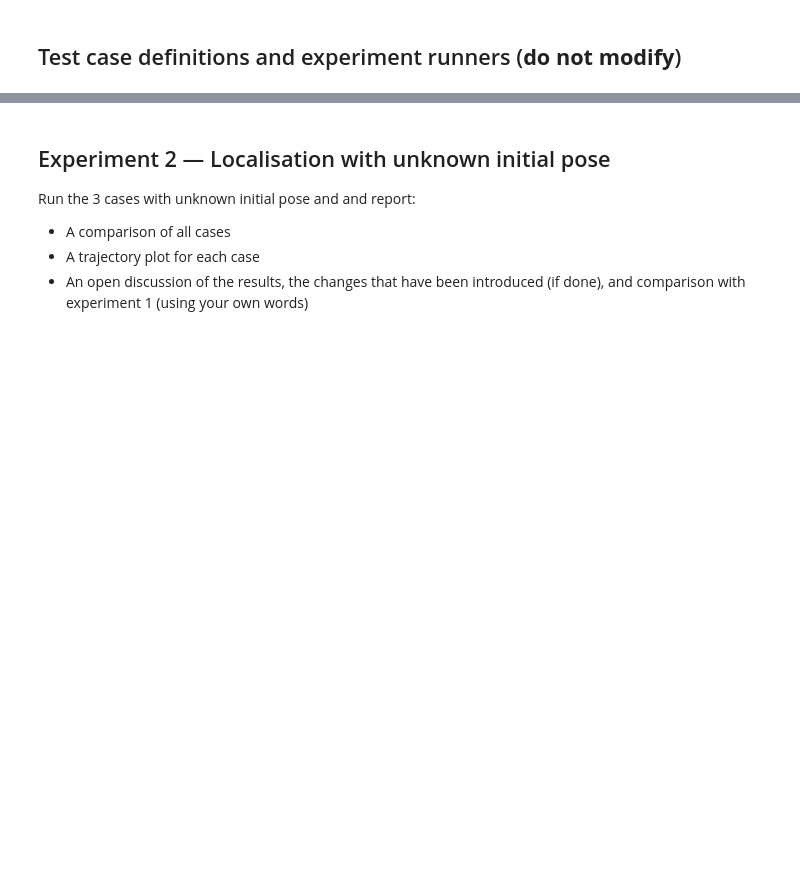
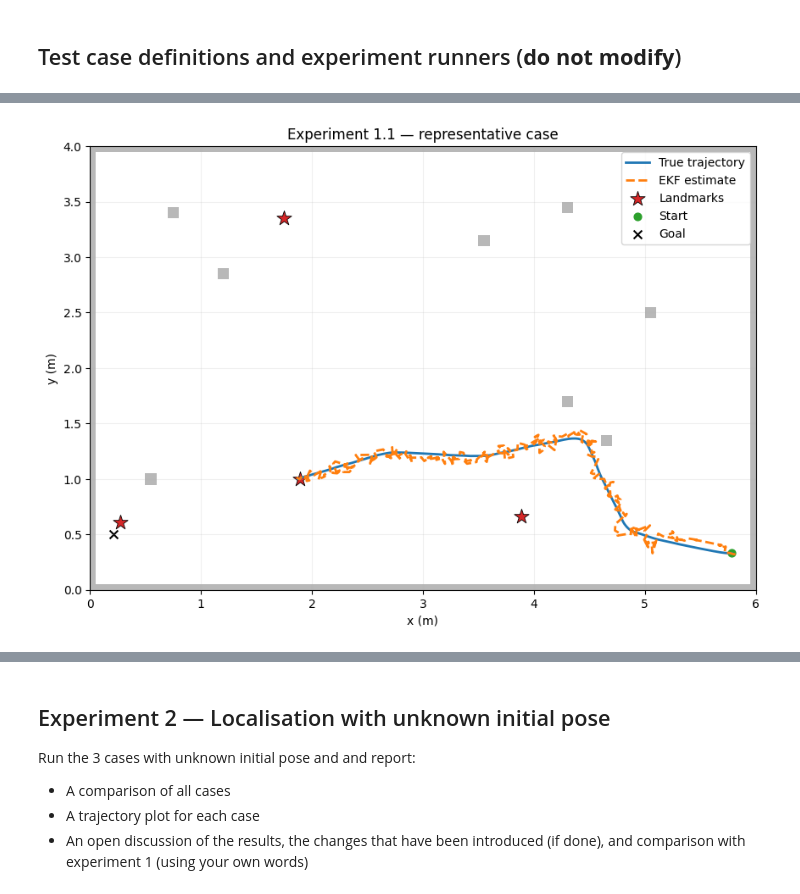
Before and after one commit to alvaromalfaro/autonomous-robotics, a Jupyter notebook: Homework2.ipynb, the cells around one changed output, grey strips where cells are left out. Cells and saved outputs as stored; diff of their text form; code cells hidden in the pictures; blank space fills up the shorter version.

```diff
--- a/Homework2.ipynb
+++ b/Homework2.ipynb
@@ -1267,8 +1277,5 @@ display(known_df)
 # %%
-
-for index in [1,2,3]:
-  grid, result = known_outputs[f"known_pose_{index}"]
-  plot_ekf_trajectory(result, grid, title=f"Experiment 1.{index} — representative case")
-  plot_ekf_errors(result, title=f"Experiment 1.{index} — representative errors")
-  plot_ekf_scene(result, f"Experiment 1.{index} — First Scene Step", 0)
-  plot_ekf_scene(result, f"Experiment 1.{index} — Last Scene Step", -1)
+grid, result = known_outputs[f"known_pose_{1}"]
+plot_ekf_trajectory(result, grid, title=f"Experiment 1.{1} — representative case")
+# %% [output]
+[figure, added]
```
Also changed, not shown: parts of 26 cells of this notebook.
